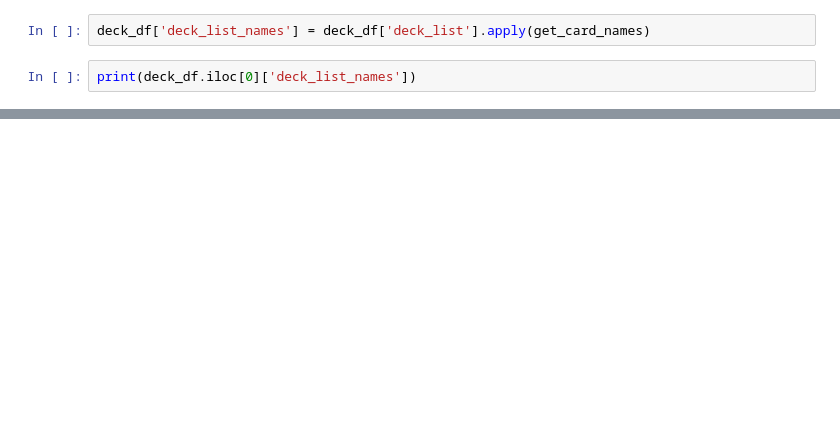
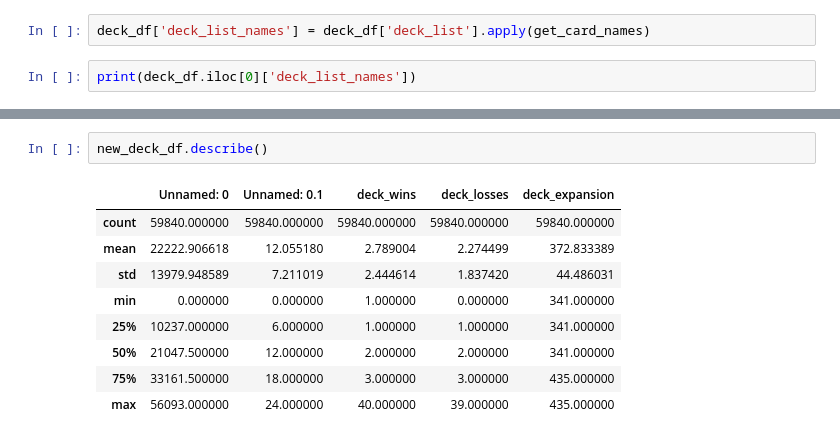
Before and after one commit to barrysheppard/B8IT110-Project, a Jupyter notebook: main.ipynb, the cells around one changed output, grey strips where cells are left out. Drawn from its saved outputs; the diff is of its cells as text; blank space fills up the shorter version.

```diff
--- a/main.ipynb
+++ b/main.ipynb
@@ -72,0 +308,12 @@ print(deck_df.iloc[0]['deck_list_names'])
+# %%
+new_deck_df.describe()
+# %% [output]
+|  | Unnamed: 0 | Unnamed: 0.1 | deck_wins | deck_losses | deck_expansion |
+| count | 59840.000000 | 59840.000000 | 59840.000000 | 59840.000000 | 59840.000000 |
+| mean | 22222.906618 | 12.055180 | 2.789004 | 2.274499 | 372.833389 |
+| std | 13979.948589 | 7.211019 | 2.444614 | 1.837420 | 44.486031 |
+| min | 0.000000 | 0.000000 | 1.000000 | 0.000000 | 341.000000 |
+| 25% | 10237.000000 | 6.000000 | 1.000000 | 1.000000 | 341.000000 |
+| 50% | 21047.500000 | 12.000000 | 2.000000 | 2.000000 | 341.000000 |
+| 75% | 33161.500000 | 18.000000 | 3.000000 | 3.000000 | 435.000000 |
+| max | 56093.000000 | 24.000000 | 40.000000 | 39.000000 | 435.000000 |
```
Also changed, not shown: parts of 50 cells of this notebook, 3 other files.
